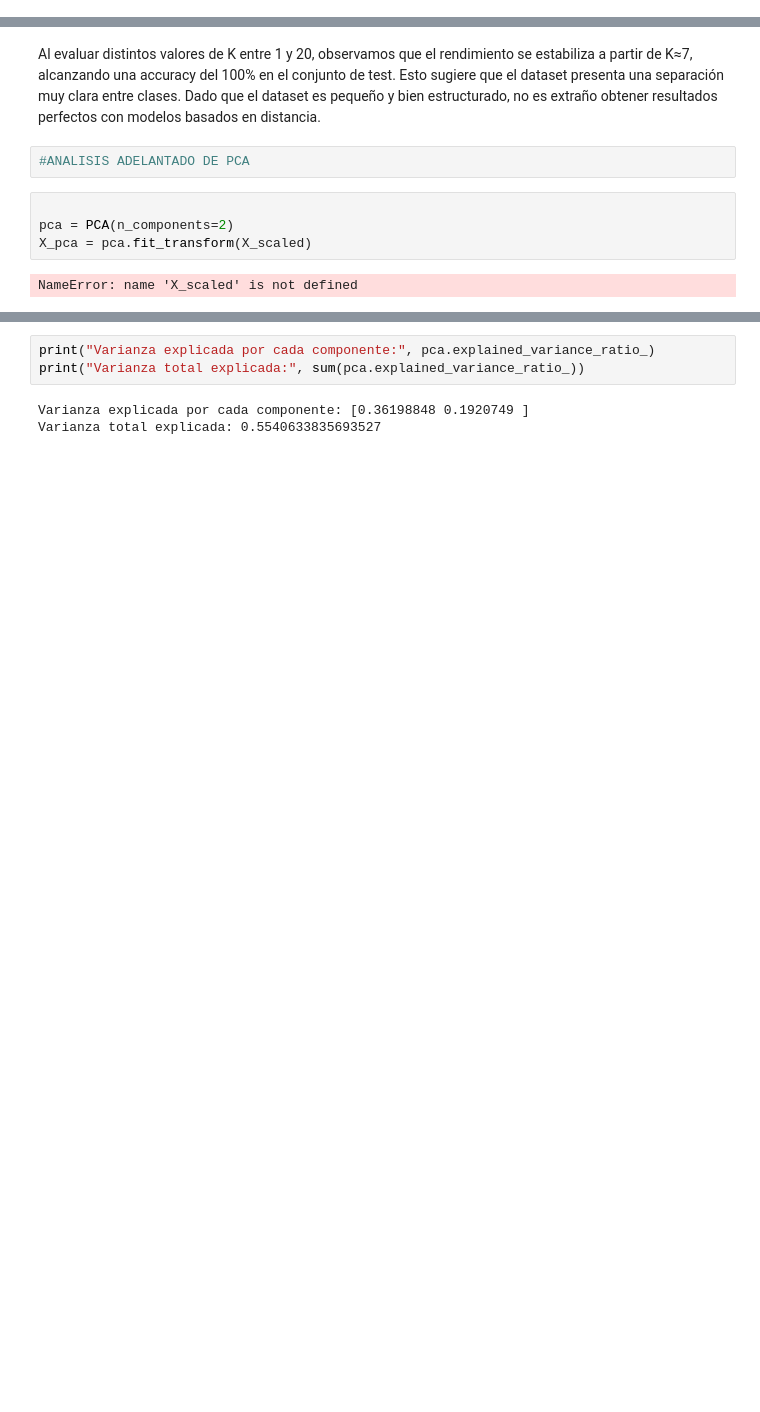
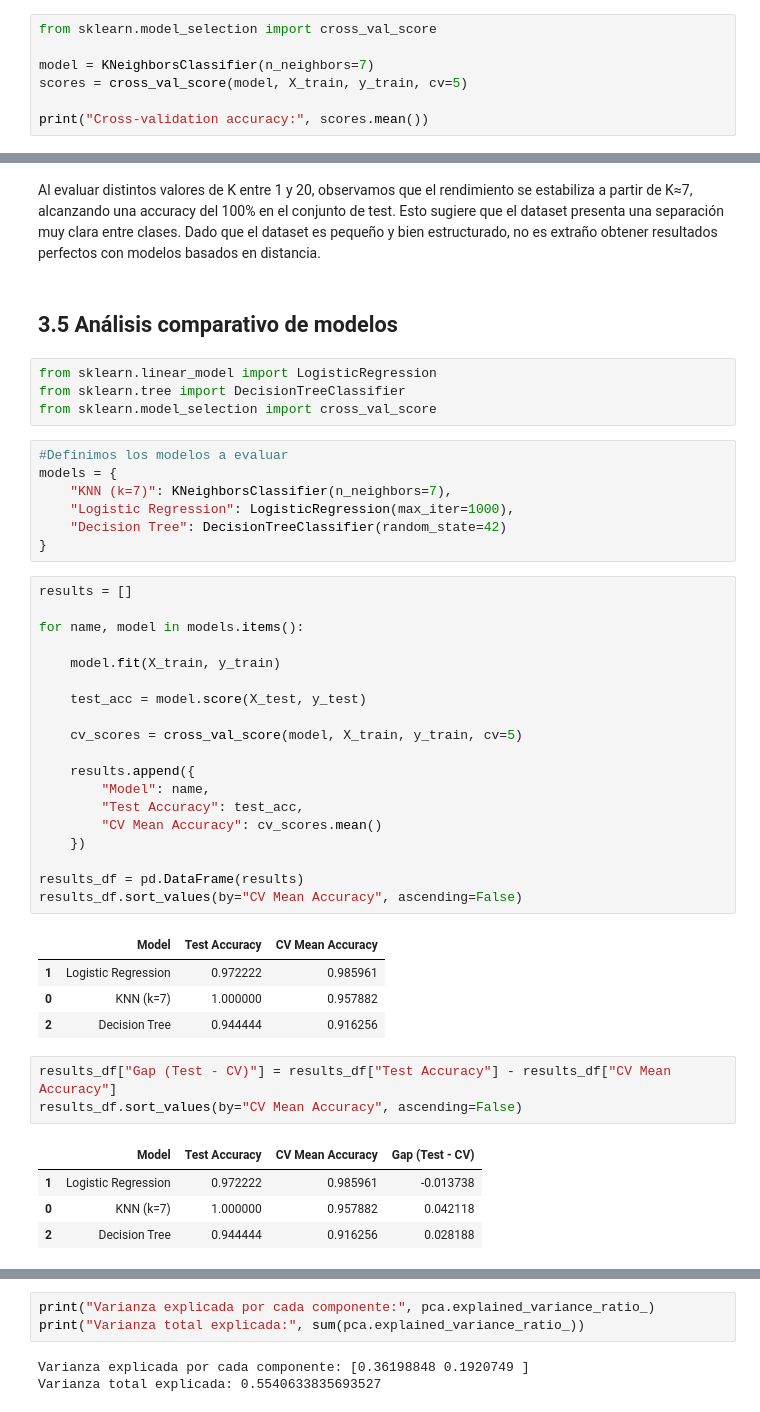
Before and after one commit to LautaroDA2205/Wine-ML, a Jupyter notebook: notebooks/01_Wine_ML.ipynb, the cells around one changed output, grey strips where cells are left out. Cells and saved outputs as stored; diff of their text form; blank space fills up the shorter version.

```diff
--- a/notebooks/01_Wine_ML.ipynb
+++ b/notebooks/01_Wine_ML.ipynb
@@ -216,3 +247,10 @@ knn_final = KNeighborsClassifier(n_neighbors=7)
 knn_final.fit(X_train, y_train)
 # %% [output]
 KNeighborsClassifier(n_neighbors=7)
+# %%
+from sklearn.model_selection import cross_val_score
+
+model = KNeighborsClassifier(n_neighbors=7)
+scores = cross_val_score(model, X_train, y_train, cv=5)
+
+print("Cross-validation accuracy:", scores.mean())
@@ -219,11 +259,48 @@ KNeighborsClassifier(n_neighbors=7)
 # %% [markdown]
 Al evaluar distintos valores de K entre 1 y 20, observamos que el rendimiento se estabiliza a partir de K≈7, alcanzando una accuracy del 100% en el conjunto de test. Esto sugiere que el dataset presenta una separación muy clara entre clases.
 Dado que el dataset es pequeño y bien estructurado, no es extraño obtener resultados perfectos con modelos basados en distancia.
-# %%
-#ANALISIS ADELANTADO DE PCA
-# %%
-
-pca = PCA(n_components=2)
-X_pca = pca.fit_transform(X_scaled)
-# %% [output]
-NameError: name 'X_scaled' is not defined
+# %% [markdown]
+## 3.5 Análisis comparativo de modelos
+# %%
+from sklearn.linear_model import LogisticRegression
+from sklearn.tree import DecisionTreeClassifier
+from sklearn.model_selection import cross_val_score
+# %%
+#Definimos los modelos a evaluar
+models = {
+    "KNN (k=7)": KNeighborsClassifier(n_neighbors=7),
+    "Logistic Regression": LogisticRegression(max_iter=1000),
+    "Decision Tree": DecisionTreeClassifier(random_state=42)
+}
+# %%
+results = []
+
+for name, model in models.items():
+
+    model.fit(X_train, y_train)
+
+    test_acc = model.score(X_test, y_test)
+
+    cv_scores = cross_val_score(model, X_train, y_train, cv=5)
+
+    results.append({
+        "Model": name,
+        "Test Accuracy": test_acc,
+        "CV Mean Accuracy": cv_scores.mean()
+    })
+
+results_df = pd.DataFrame(results)
+results_df.sort_values(by="CV Mean Accuracy", ascending=False)
+# %% [output]
+|  | Model | Test Accuracy | CV Mean Accuracy |
+| 1 | Logistic Regression | 0.972222 | 0.985961 |
+| 0 | KNN (k=7) | 1.000000 | 0.957882 |
+| 2 | Decision Tree | 0.944444 | 0.916256 |
+# %%
+results_df["Gap (Test - CV)"] = results_df["Test Accuracy"] - results_df["CV Mean Accuracy"]
+results_df.sort_values(by="CV Mean Accuracy", ascending=False)
+# %% [output]
+|  | Model | Test Accuracy | CV Mean Accuracy | Gap (Test - CV) |
+| 1 | Logistic Regression | 0.972222 | 0.985961 | -0.013738 |
+| 0 | KNN (k=7) | 1.000000 | 0.957882 | 0.042118 |
+| 2 | Decision Tree | 0.944444 | 0.916256 | 0.028188 |
```
Also changed, not shown: parts of 25 cells of this notebook.
